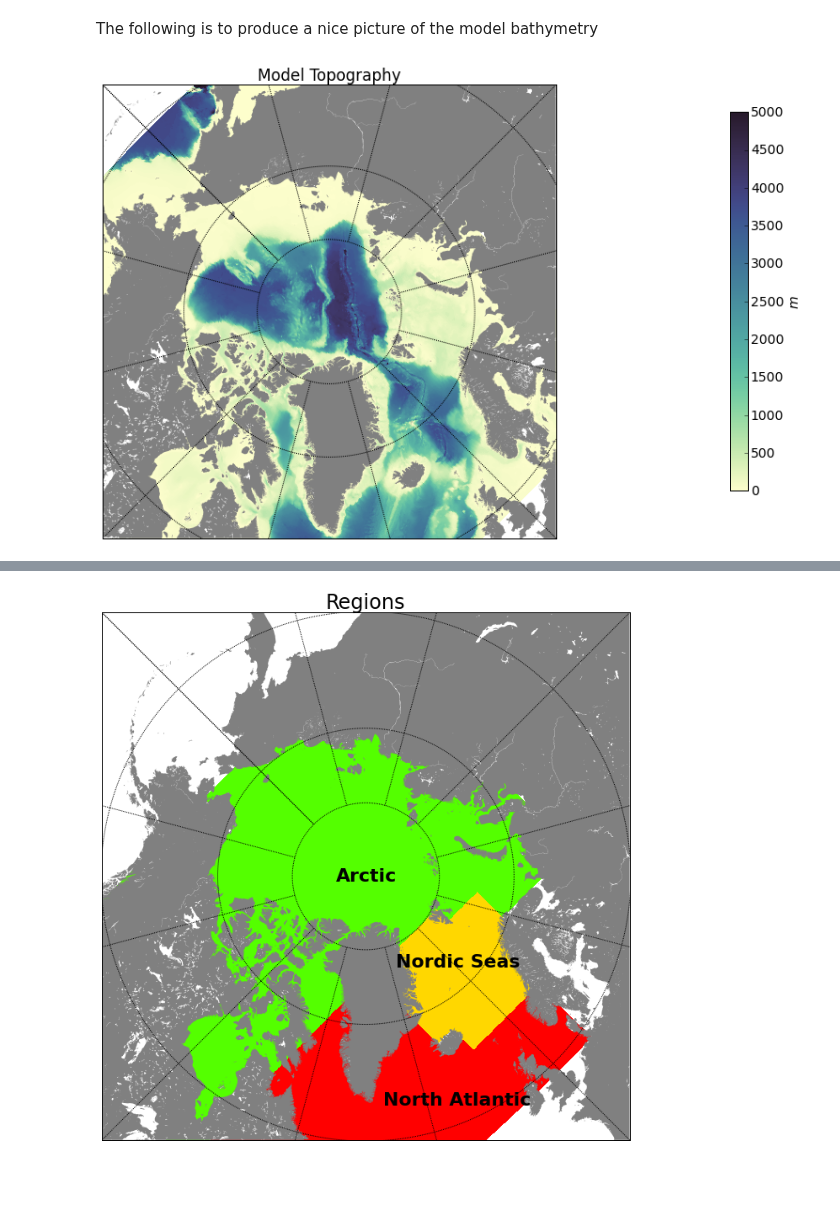
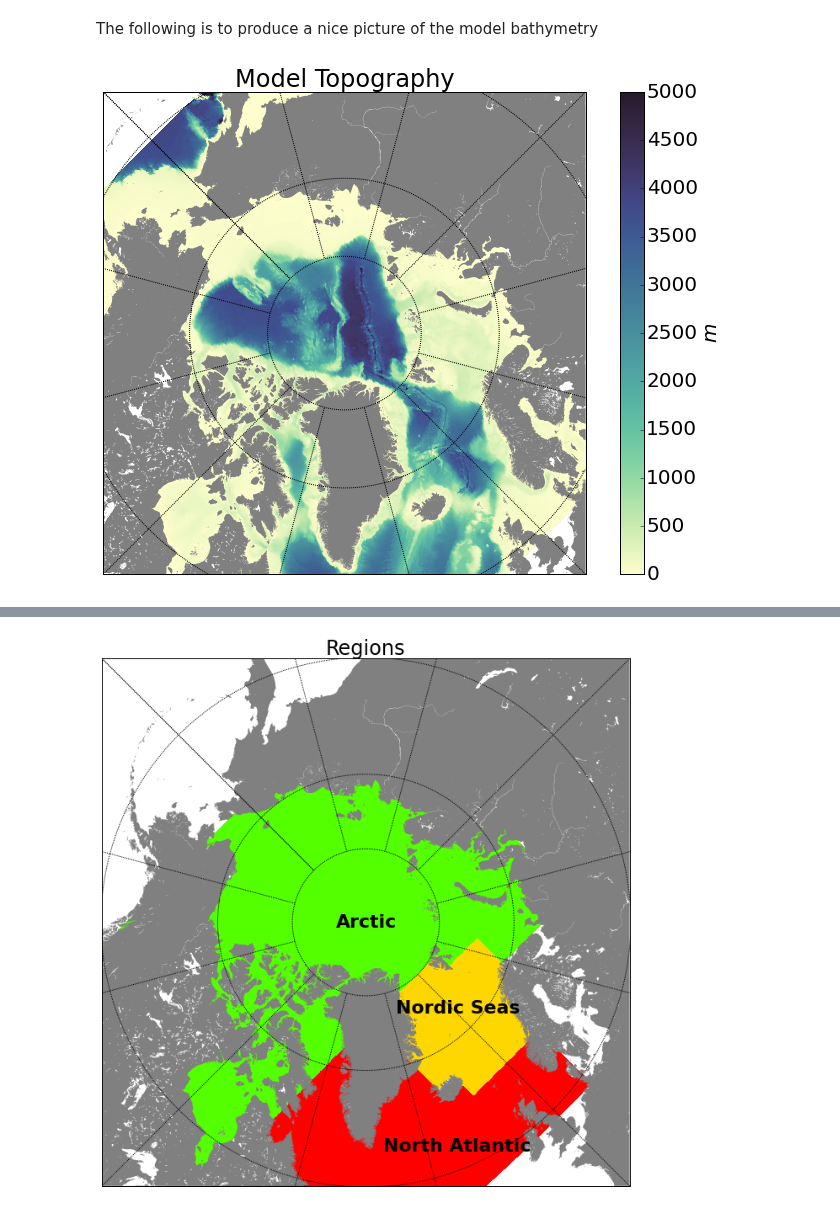
Before and after one commit to AlessandroMozzato/notebooks, a Jupyter notebook: Forcing_datasets.ipynb, the cells around one changed output, grey strips where cells are left out. Saved outputs shown, nothing was run; the diff lists cells and outputs as text; code cells hidden in the pictures; blank space fills up the shorter version.

```diff
--- a/Forcing_datasets.ipynb
+++ b/Forcing_datasets.ipynb
@@ -209,0 +252,21 @@ fig.subplots_adjust(right=2.4,top=2.4)
+# %%
+N = 360*4*2
+# sample spacing
+T = 1.0 / (360*4*2)
+x = np.linspace(0.0, N*T, N)
+y = ERA['data_all']['v10m'][0:N]
+widths = np.arange(1, 20)
+
+fig,axes = plt.subplots(1,3)
+for j,var,tit in zip(range(3),[ERA['data_all']['u10m'][0:N],ERA['data_ave_all']['u10m'][0:N], \
+                           CORE2['data_ave']['u10m'][0:N]],['ERA','ERA ave','CORE']):
+    cwtmatr = signal.cwt(var, signal.ricker, widths)
+    cs = axes.flat[j].imshow(cwtmatr, extent=[0, 360, 0, 360], cmap='PRGn', aspect='auto',
+            vmax=1, vmin=-1)
+    axes.flat[j].set_title(tit,fontsize=17)
+    plt.setp([a.get_xticklabels() for a in axes.flat],fontsize=13)
+    plt.setp([a.get_yticklabels() for a in axes.flat],fontsize=13)
+    cbar_ax = fig.add_axes([1.9, 0.2, 0.045, .8])
+    cbar = plt.colorbar(cs, cax=cbar_ax,)
+    cbar.ax.tick_params(labelsize=13)
+fig.subplots_adjust(right=1.8,top=1.)
@@ -235,31 +353,32 @@ grid_toplot = grid_read(9)
 # %%
 def basemap_bathy(grid):
     lat_ts=90.0 ; lat_0=90.0 ; lon_0=-45.0 ;
     sgn=1
     width=7000000. ; height=7000000.0 ;
     vmin = 0; vmax = 5000 ;
 
     fig, axes = plt.subplots(1,1)
     m = Basemap(ax=axes,width=width,height=height,resolution='h',\
                     projection='stere',lat_ts=lat_ts,lat_0=lat_0,lon_0=lon_0)
     # the continents will be drawn on top.
     m.drawmapboundary(fill_color='white')
     # fill continents, set lake color same as ocean color.
     m.fillcontinents(color='grey',lake_color='white')
     x,y=m(grid['XC'],grid['YC'])
     sitm = np.ma.masked_where(np.isnan(grid['HFacC'][0,:,:]),grid['Depth'])
     CS=m.pcolormesh(x,y,sitm,cmap=cmocean.cm.bathymetry,vmin=vmin,vmax=vmax)
     m.drawparallels(np.arange(-80.,81.,15.))
     m.drawmeridians(np.arange(-180.,181.,30.))
-    axes.set_title('Model Topography')
-    cbar_ax = fig.add_axes([1.9, 0.3, 0.045, 1.4])
-    cbar = plt.colorbar(CS, cax=cbar_ax,)
-    cbar.ax.set_ylabel(r'$m$')
+    axes.set_title('Model Topography',fontsize=24)
+    #cbar_ax = fig.add_axes([1.9, 0.3, 0.045, 1.4])
+    cbar = plt.colorbar(CS)
+    cbar.ax.tick_params(labelsize=20)
+    cbar.set_label(r'$m$',fontsize=20)
     fig.subplots_adjust(right=1.7,top=1.8)
 
 basemap_bathy(grid_toplot)
 # %% [output]
-[figure, old version]
+[figure, new version]
 # %%
 def basemap_bathy_transect(grid):
     lat_ts=90.0 ; lat_0=90.0 ; lon_0=-45.0 ;
```
Also changed, not shown: parts of 16 cells of this notebook.
